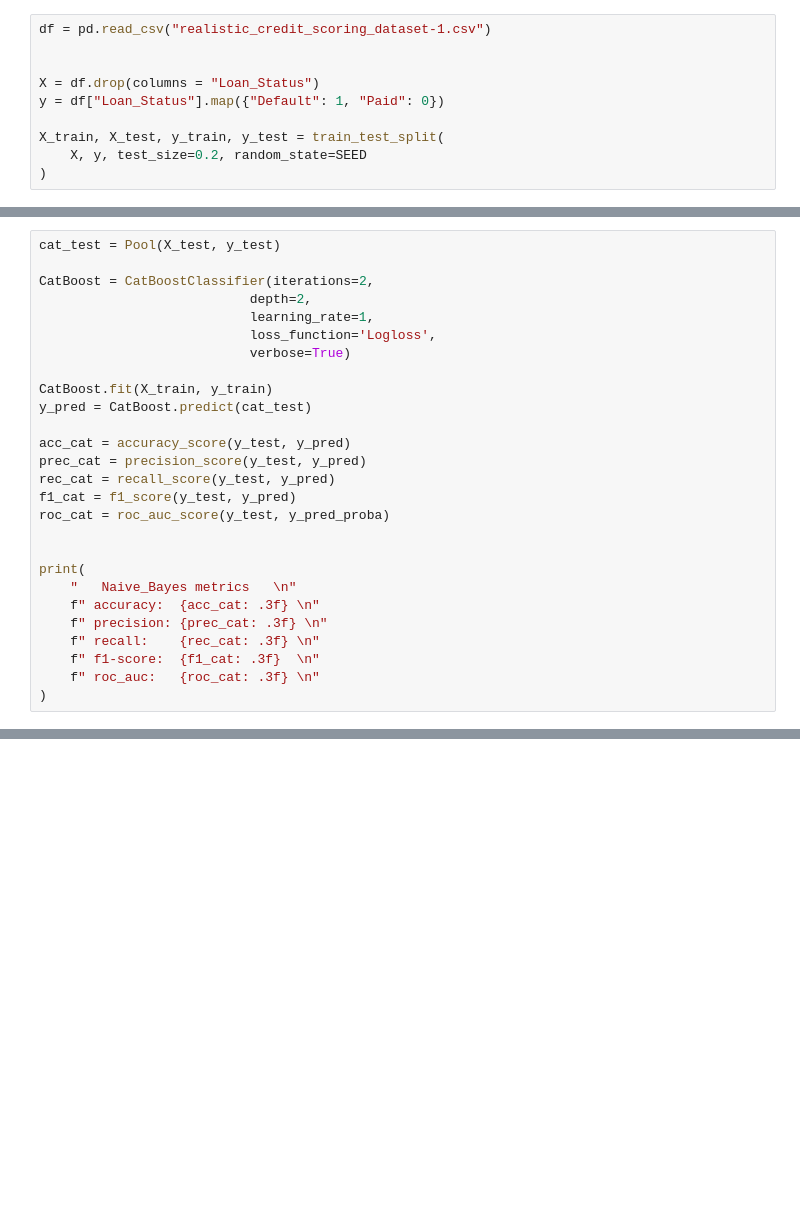
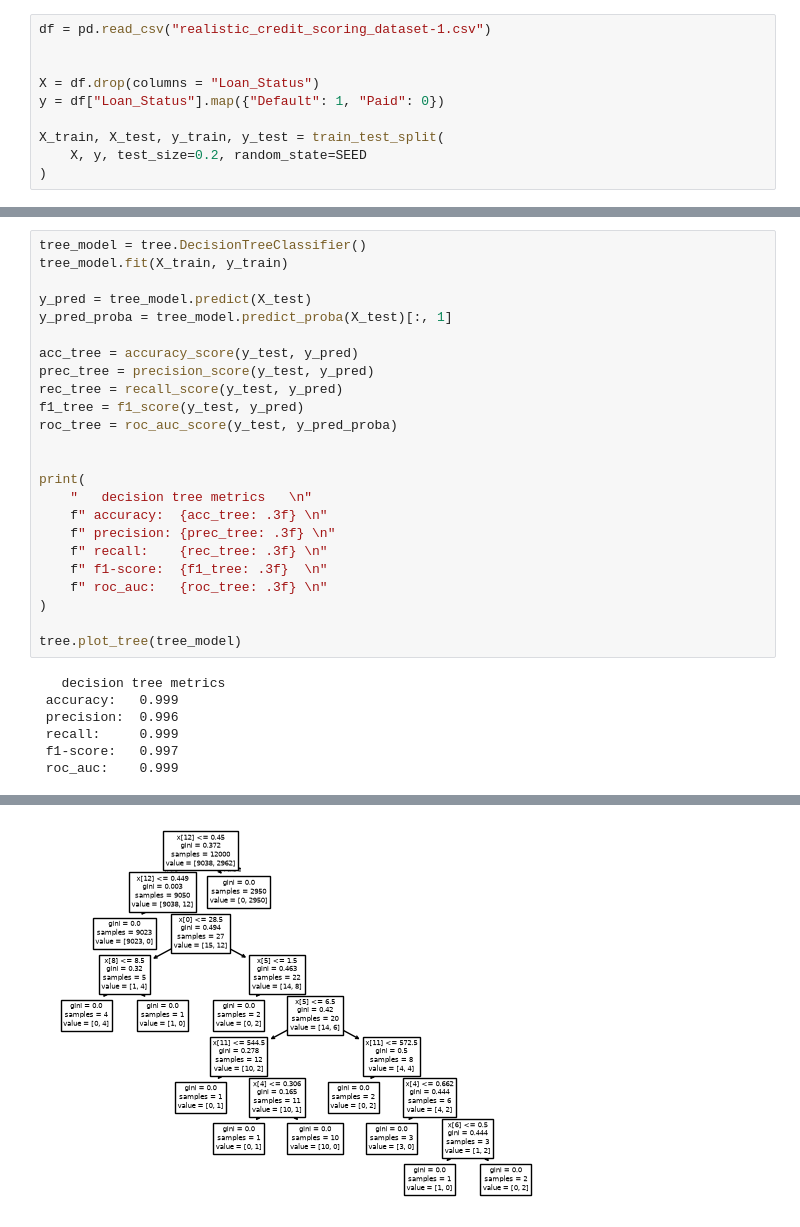
Before and after one commit to Gustavo-Castro19/DS_AT1N2, a Jupyter notebook: data_fraud.ipynb, the cells around one changed output, grey strips where cells are left out. Saved outputs shown, nothing was run; the diff lists cells and outputs as text; blank space fills up the shorter version.

Commit message:
adding the other models example

```diff
--- a/data_fraud.ipynb
+++ b/data_fraud.ipynb
@@ -50,27 +57,31 @@ NameError: name 'X_train' is not defined
 # %%
-cat_test = Pool(X_test, y_test)
+tree_model = tree.DecisionTreeClassifier()
+tree_model.fit(X_train, y_train)
 
-CatBoost = CatBoostClassifier(iterations=2,
-                           depth=2,
-                           learning_rate=1,
-                           loss_function='Logloss',
-                           verbose=True)
+y_pred = tree_model.predict(X_test)
+y_pred_proba = tree_model.predict_proba(X_test)[:, 1]
 
-CatBoost.fit(X_train, y_train)
-y_pred = CatBoost.predict(cat_test)
-
-acc_cat = accuracy_score(y_test, y_pred)
-prec_cat = precision_score(y_test, y_pred)
-rec_cat = recall_score(y_test, y_pred)
-f1_cat = f1_score(y_test, y_pred)
-roc_cat = roc_auc_score(y_test, y_pred_proba)
+acc_tree = accuracy_score(y_test, y_pred)
+prec_tree = precision_score(y_test, y_pred)
+rec_tree = recall_score(y_test, y_pred)
+f1_tree = f1_score(y_test, y_pred)
+roc_tree = roc_auc_score(y_test, y_pred_proba)
 
 
 print(
-    "   Naive_Bayes metrics   \n"
-    f" accuracy:  {acc_cat: .3f} \n"
-    f" precision: {prec_cat: .3f} \n"
-    f" recall:    {rec_cat: .3f} \n"
-    f" f1-score:  {f1_cat: .3f}  \n"
-    f" roc_auc:   {roc_cat: .3f} \n"
+    "   decision tree metrics   \n"
+    f" accuracy:  {acc_tree: .3f} \n"
+    f" precision: {prec_tree: .3f} \n"
+    f" recall:    {rec_tree: .3f} \n"
+    f" f1-score:  {f1_tree: .3f}  \n"
+    f" roc_auc:   {roc_tree: .3f} \n"
 )
+
+tree.plot_tree(tree_model)
+# %% [output]
+   decision tree metrics
+ accuracy:   0.999
+ precision:  0.996
+ recall:     0.999
+ f1-score:   0.997
+ roc_auc:    0.999
@@ -76,0 +105 @@ print(
+[figure, added]
```
Also changed, not shown: parts of 4 cells of this notebook.
